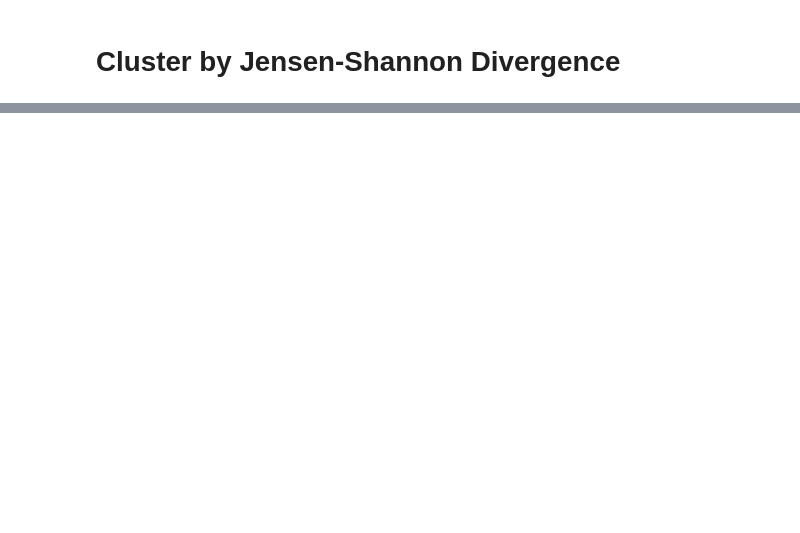
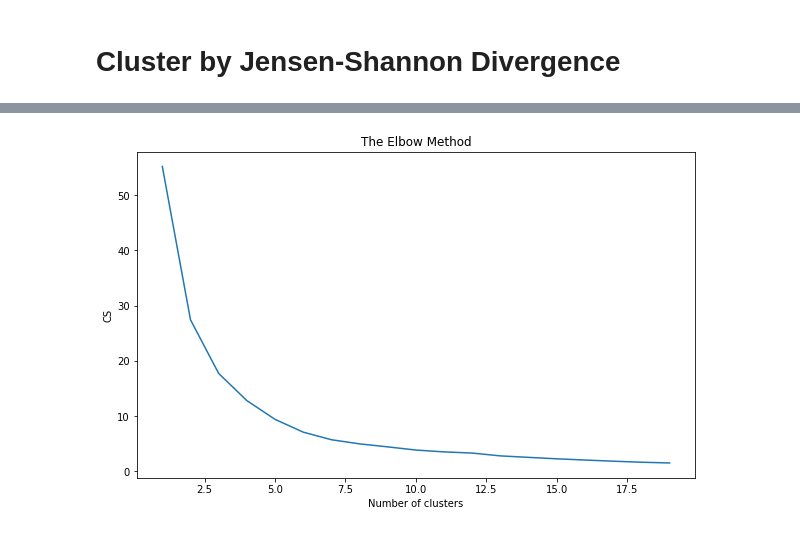
Before and after one commit to bravoila/shoaling, a Jupyter notebook: sholaing.ipynb, the cells around one changed output, grey strips where cells are left out. Drawn from its saved outputs; the diff is of its cells as text; code cells hidden in the pictures; blank space fills up the shorter version.

```diff
--- a/sholaing.ipynb
+++ b/sholaing.ipynb
@@ -153,18 +157,17 @@ sns.heatmap(
 ## Cluster based on Cosine similarity
 # %%
 # Elbows method to find optimal clusters
-
-from sklearn.cluster import KMeans
-cs = []
-plt.figure(figsize=(10,6))
-for i in range(1, 20):
-    kmeans = KMeans(n_clusters = i, init = 'k-means++', max_iter = 300, n_init = 10, random_state = 0)
-    kmeans.fit(df_dist_pairwise)
-    cs.append(kmeans.inertia_)
-plt.plot(range(1, 20), cs)
-plt.title('The Elbow Method')
-plt.xlabel('Number of clusters')
-plt.ylabel('CS')
-plt.show()
+def find_n_cluster_by_elbow(df_dist_pairwise):
+    cs = []
+    plt.figure(figsize=(10,6))
+    for i in range(1, 20):
+        kmeans = KMeans(n_clusters = i, init = 'k-means++', max_iter = 300, n_init = 10, random_state = 0)
+        kmeans.fit(df_dist_pairwise)
+        cs.append(kmeans.inertia_)
+    plt.plot(range(1, 20), cs)
+    plt.title('The Elbow Method')
+    plt.xlabel('Number of clusters')
+    plt.ylabel('CS')
+    plt.show()
 
 # it seems that 3 ~ 5 cluster are reasonable
@@ -267,0 +252,4 @@ print('JS(Q || P) distance: %.3f' % sqrt(js_qp))
+# %%
+find_n_cluster_by_elbow(df_dist_pairwise_js)
+# %% [output]
+[figure, added]
```
Also changed, not shown: parts of 31 cells of this notebook, 5 other files.
